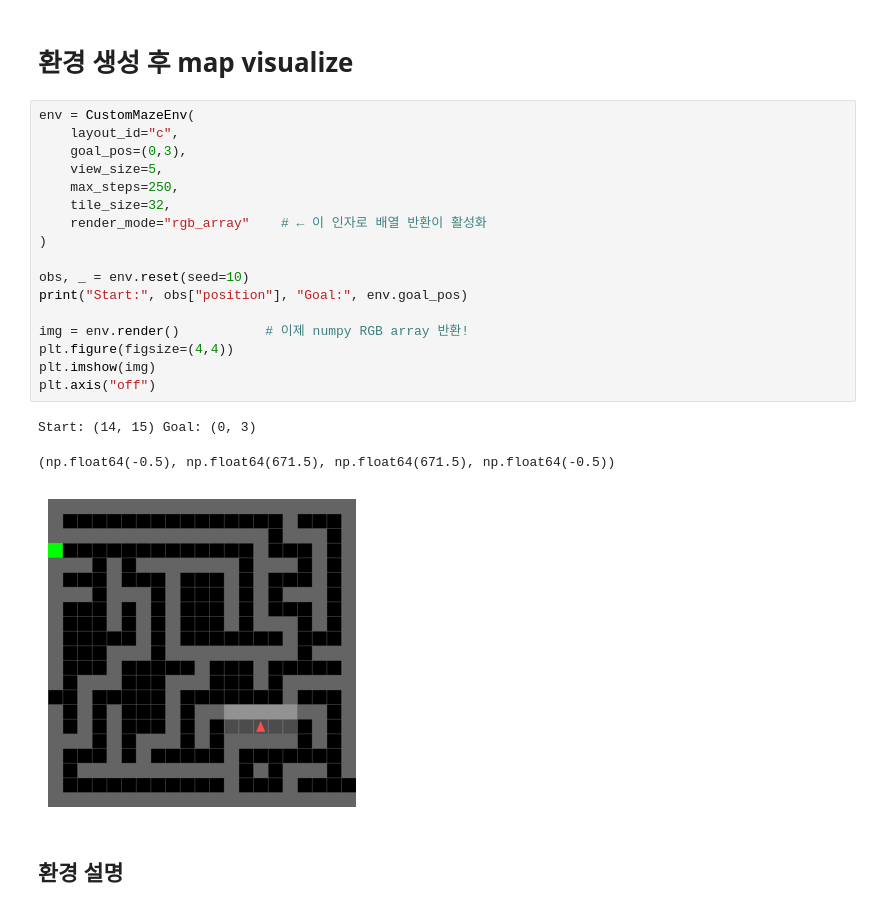
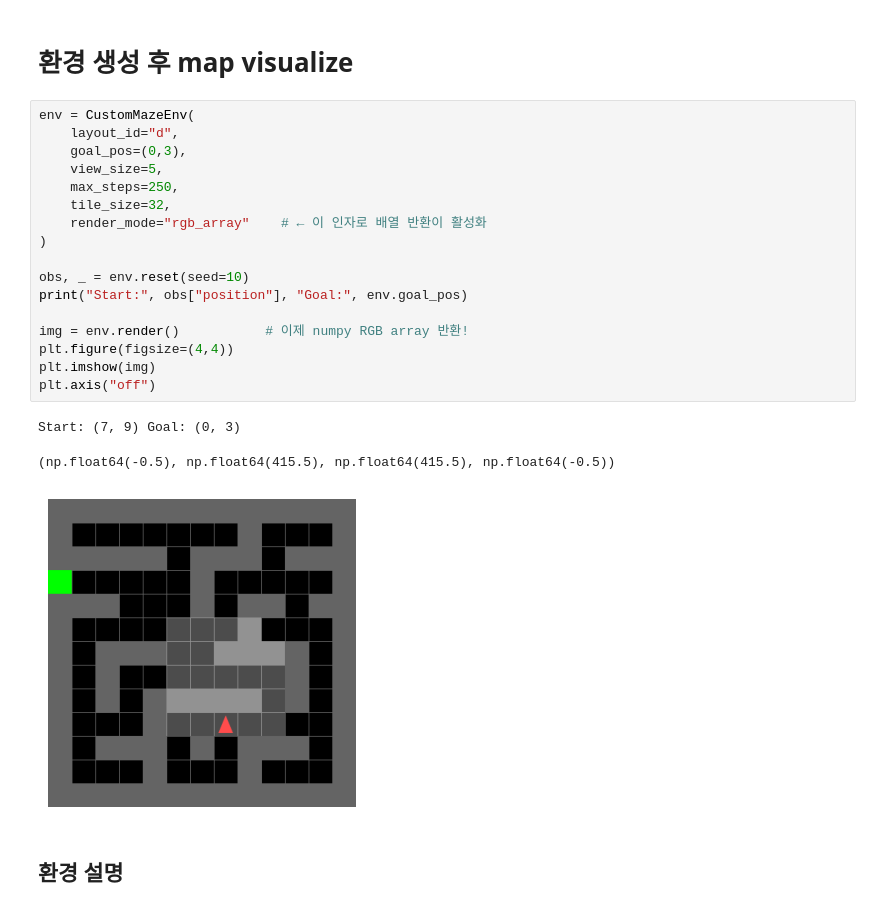
Before and after one commit to jongminpark88/Comp_neuro_final, a Jupyter notebook: notebooks/env_test.ipynb, the cells around one changed output. Drawn from its saved outputs; the diff is of its cells as text.

```diff
--- a/notebooks/env_test.ipynb
+++ b/notebooks/env_test.ipynb
@@ -16,25 +16,25 @@ from IPython import display
 # 환경 생성 후 map visualize
 # %%
 env = CustomMazeEnv(
-    layout_id="c",
+    layout_id="d",
     goal_pos=(0,3),
     view_size=5,
     max_steps=250,
     tile_size=32,
     render_mode="rgb_array"    # ← 이 인자로 배열 반환이 활성화
 )
 
 obs, _ = env.reset(seed=10)
 print("Start:", obs["position"], "Goal:", env.goal_pos)
 
 img = env.render()           # 이제 numpy RGB array 반환!
 plt.figure(figsize=(4,4))
 plt.imshow(img)
 plt.axis("off")
 # %% [output]
-Start: (14, 15) Goal: (0, 3)
+Start: (7, 9) Goal: (0, 3)
-(np.float64(-0.5), np.float64(671.5), np.float64(671.5), np.float64(-0.5))
+(np.float64(-0.5), np.float64(415.5), np.float64(415.5), np.float64(-0.5))
-[figure, old version]
+[figure, new version]
 # %% [markdown]
 ## 환경 설명
 # %% [markdown]
```
Also changed, not shown: parts of 4 cells of this notebook, 3 other files.
